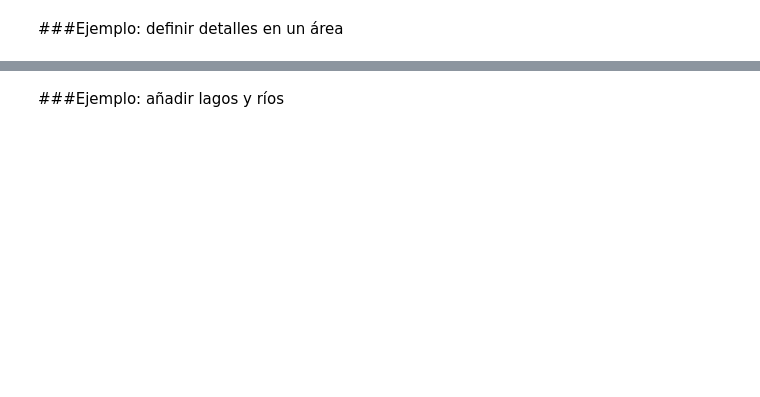
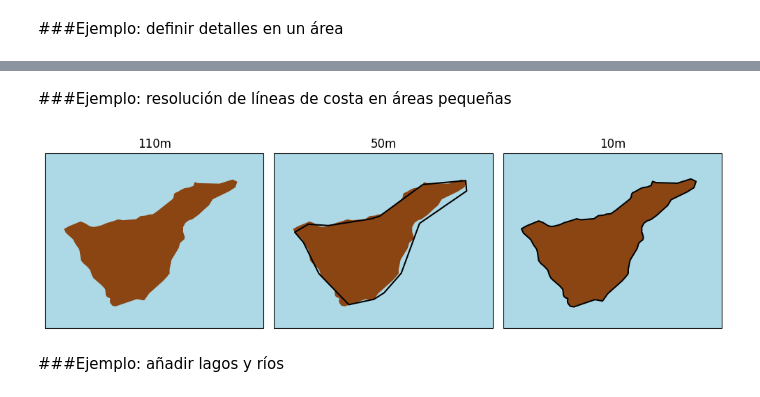
Before and after one commit to waveology/kitchen, a Jupyter notebook: introduccion_cartopy.ipynb, the cells around one changed output, grey strips where cells are left out. Drawn from its saved outputs; the diff is of its cells as text; code cells hidden in the pictures; blank space fills up the shorter version.

```diff
--- a/introduccion_cartopy.ipynb
+++ b/introduccion_cartopy.ipynb
@@ -282,3 +358,49 @@ plt.show()
+# %% [markdown]
+###Ejemplo: resolución de líneas de costa en áreas pequeñas
+# %%
+# Otra manera de hacer lo mismo, pero en una sola línea.
+# Definimos la figura y tres gráficos
+# -------------------------------------------------
+fig, ax = plt.subplots(figsize=[10,5],
+                        nrows=1,
+                        ncols=3,
+                        subplot_kw={'projection': ccrs.PlateCarree()},
+                        )
+
+# Tres resoluciones espaciales para la línea de costa
+# ----------------------------------------------------
+resolucion = ['110m', '50m', '10m']
+
+# Todos los mapas comparten las mismas propiedades salvo la resolución
+# de la línea de costa
+# --------------------------------------------------------------------
+for i in range(3):
+
+   # ======================== ÁREA ===============================
+   # Tenerife
+   # ---------------
+   ax[i].set_extent((-17,-16,27.9,28.7))
+   # =============================================================
+
+   # ================== CONTINENTES ==============================
+   ax[i].add_feature(cfeature.LAND, color='saddlebrown')
+   # =============================================================
+
+   # ================== OCÉANOS ==================================
+   ax[i].add_feature(cfeature.OCEAN, color='lightblue')
+   # =============================================================
+
+   # ================== LINEA DE COSTA ===========================
+   ax[i].add_feature(cfeature.COASTLINE.with_scale(resolucion[i]), edgecolor='black', lw=1.5)
+   # =============================================================
+
+   ax[i].set_title(resolucion[i])
+
+
+plt.tight_layout()
+plt.show()
+# %% [output]
+[figure, added]
 # %% [markdown]
 ###Ejemplo: añadir lagos y ríos
 # %%
```
Also changed, not shown: parts of 34 cells of this notebook.
